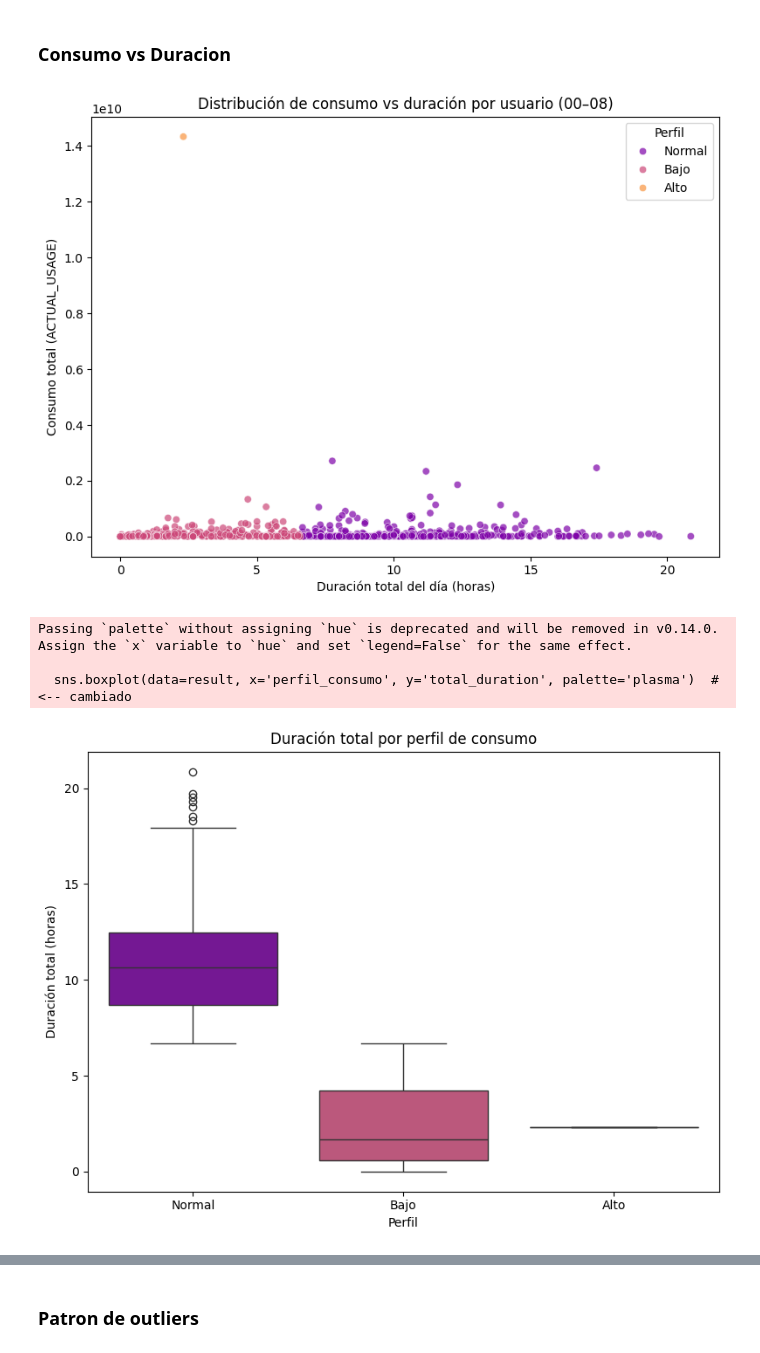
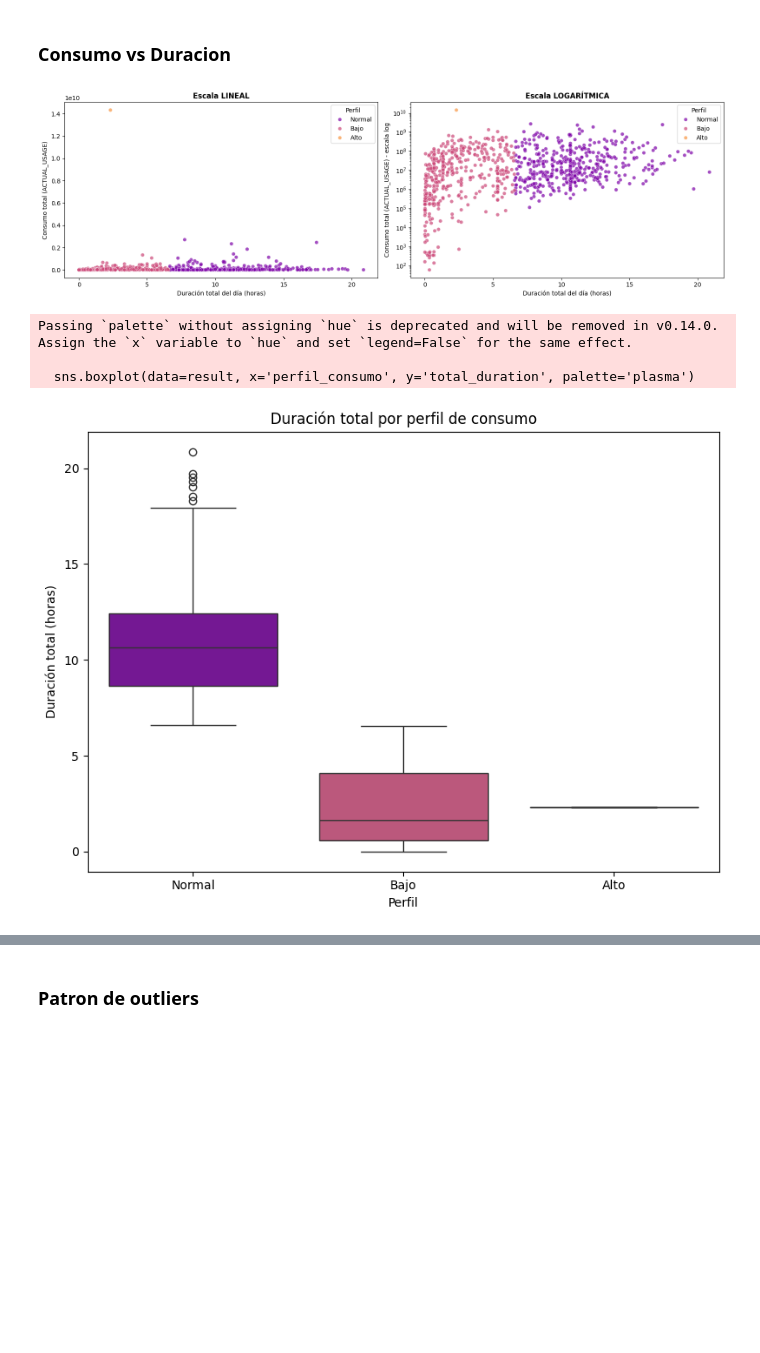
Before and after one commit to Javi111003/ML-FinalProject, a Jupyter notebook: clustering/experiments.ipynb, the cells around one changed output, grey strips where cells are left out. Drawn from its saved outputs; the diff is of its cells as text; code cells hidden in the pictures; blank space fills up the shorter version.

```diff
--- a/clustering/experiments.ipynb
+++ b/clustering/experiments.ipynb
@@ -143,49 +143,58 @@ Normal          4.544086e+10     4595.859167         422          53.59
 # %% [markdown]
 ### Consumo vs Duracion
 # %%
-# Scatter plot consumo vs duración, coloreado por perfil
-plt.figure(figsize=(8,6))
+# Scatter plot consumo vs duración: LINEAL vs LOGARÍTMICA
+fig, axes = plt.subplots(1, 2, figsize=(16, 5))
+
+# Scatter LINEAL
 sns.scatterplot(
     data=result,
-    x='total_duration',    # <-- cambiado (usa total_duration)
-    y='total_usage',       # <-- cambiado (usa total_usage)
+    x='total_duration',
+    y='total_usage',
     hue='perfil_consumo',
     palette='plasma',
-    alpha=0.7
+    alpha=0.7,
+    ax=axes[0]
 )
-plt.title("Distribución de consumo vs duración por usuario (00–08)")   # <-- cambiado
-plt.xlabel("Duración total del día (horas)")   # <-- cambiado
-plt.ylabel("Consumo total (ACTUAL_USAGE)")     # <-- cambiado
-plt.legend(title="Perfil")
+axes[0].set_title("Escala LINEAL", fontsize=12, fontweight='bold')
+axes[0].set_xlabel("Duración total del día (horas)")
+axes[0].set_ylabel("Consumo total (ACTUAL_USAGE)")
+axes[0].legend(title="Perfil", loc='upper right')
+
+# Scatter LOGARÍTMICA
+sns.scatterplot(
+    data=result,
+    x='total_duration',
+    y='total_usage',
+    hue='perfil_consumo',
+    palette='plasma',
+    alpha=0.7,
+    ax=axes[1]
+)
+axes[1].set_yscale('log')
+axes[1].set_title("Escala LOGARÍTMICA", fontsize=12, fontweight='bold')
+axes[1].set_xlabel("Duración total del día (horas)")
+axes[1].set_ylabel("Consumo total (ACTUAL_USAGE) - escala log")
+axes[1].legend(title="Perfil", loc='upper right')
+
 plt.tight_layout()
-plt.savefig("results/distribucion_consumo_duracion.png", dpi=300)
+plt.savefig("results/distribucion_consumo_duracion.png", dpi=300, bbox_inches='tight')
 plt.show()
 plt.close()
 
 # Boxplot para comparar duración por perfil
 plt.figure(figsize=(8,6))
-sns.boxplot(data=result, x='perfil_consumo', y='total_duration', palette='plasma')  # <-- cambiado
-plt.title("Duración total por perfil de consumo")   # <-- cambiado
+sns.boxplot(data=result, x='perfil_consumo', y='total_duration', palette='plasma')
+plt.title("Duración total por perfil de consumo")
 plt.xlabel("Perfil")
-plt.ylabel("Duración total (horas)")   # <-- cambiado
+plt.ylabel("Duración total (horas)")
 plt.tight_layout()
 plt.savefig("results/boxplot_duracion_perfil.png", dpi=300)
 plt.show()
 plt.close()
-
-# Boxplot para comparar consumo por perfil
-plt.figure(figsize=(8,6))
-sns.boxplot(data=result, x='perfil_consumo', y='total_usage', palette='plasma')  # <-- cambiado
-plt.title("Consumo total por perfil de usuario")   # <-- cambiado
-plt.xlabel("Perfil")
-plt.ylabel("Consumo total (ACTUAL_USAGE)")   # <-- cambiado
-plt.tight_layout()
-plt.savefig("results/boxplot_consumo_perfil.png", dpi=300)
-plt.show()
-plt.close()
 # %% [output]
-[figure, old version]
+[figure, new version]
 Passing `palette` without assigning `hue` is deprecated and will be removed in v0.14.0. Assign the `x` variable to `hue` and set `legend=False` for the same effect.
 
-  sns.boxplot(data=result, x='perfil_consumo', y='total_duration', palette='plasma')  # <-- cambiado
+  sns.boxplot(data=result, x='perfil_consumo', y='total_duration', palette='plasma')
 [figure]
```
Also changed, not shown: parts of 16 cells of this notebook, 29 other files.
